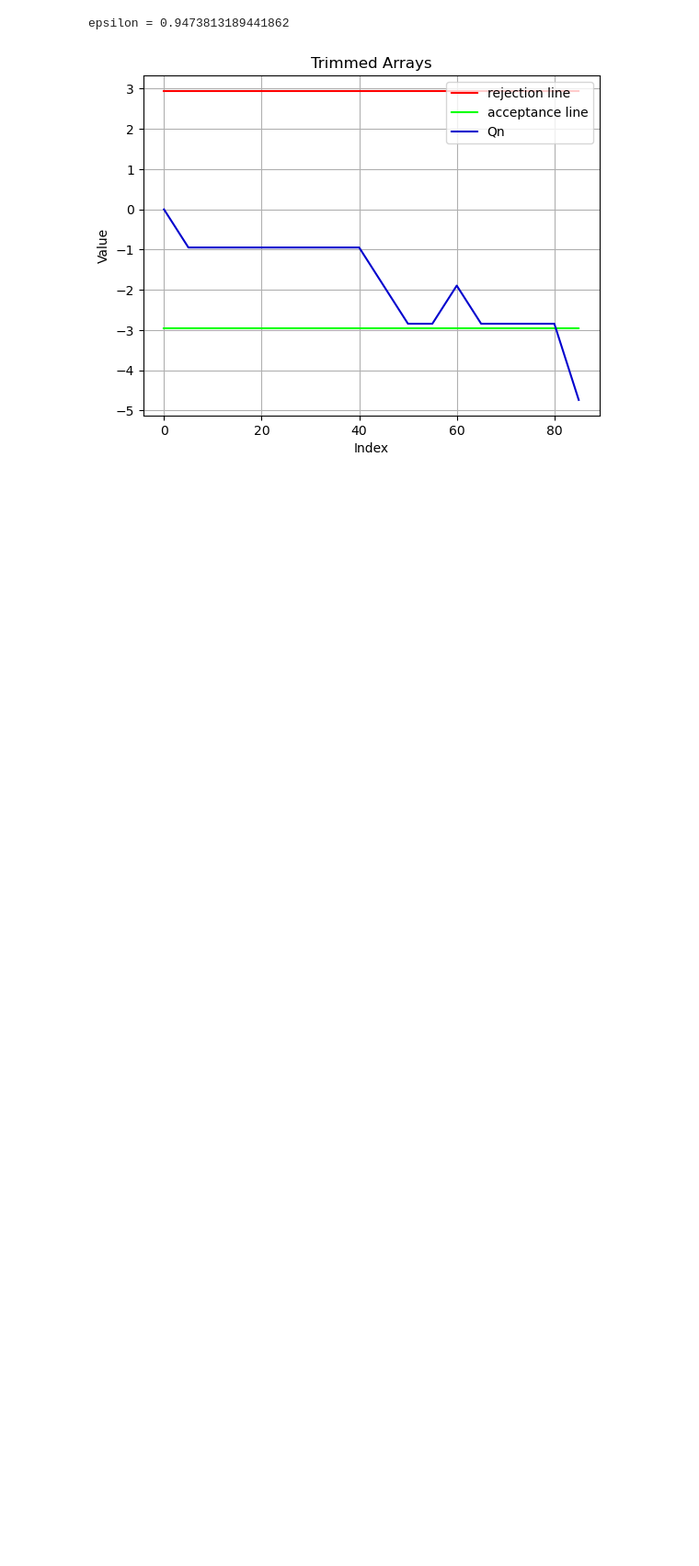
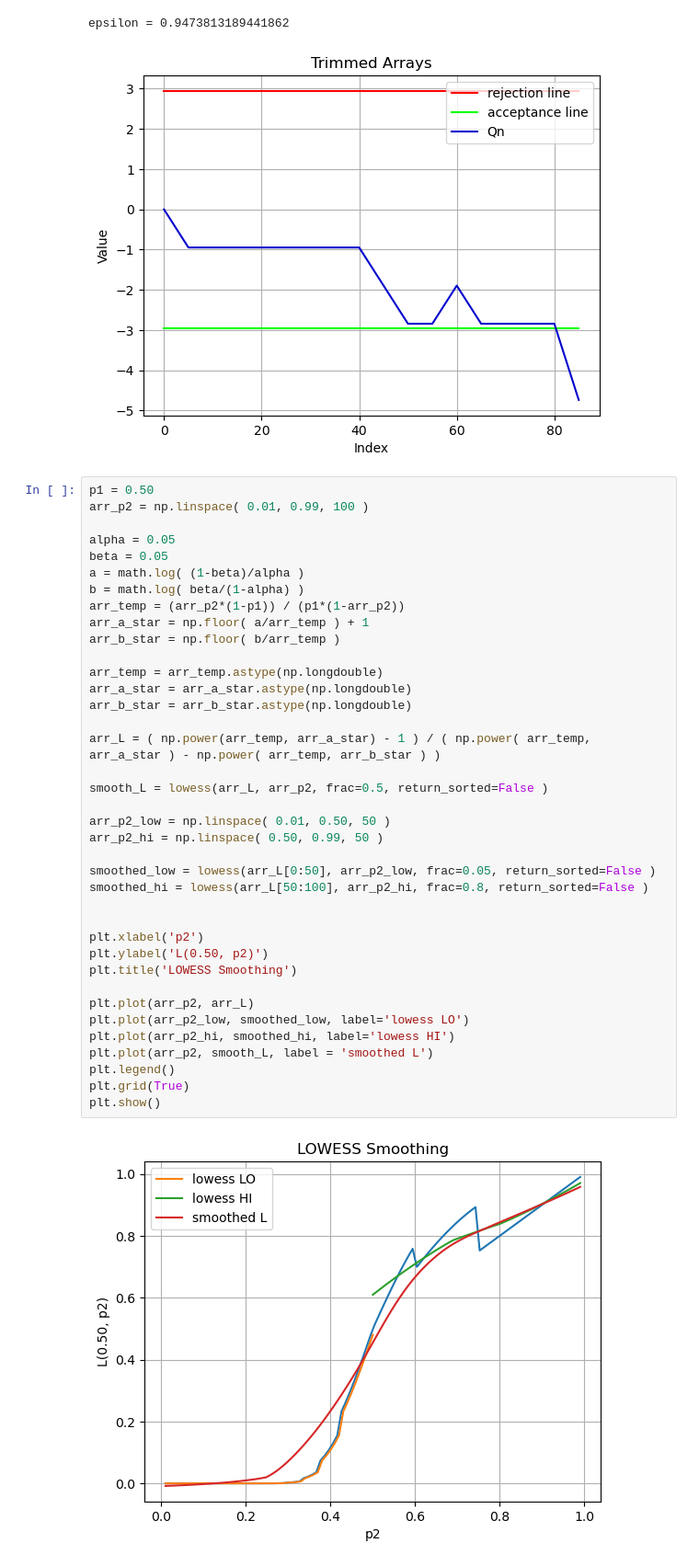
Before and after one commit to PrinceOfCzechia/sequential-test-sim, a Jupyter notebook: notebook2.ipynb, the cells around one changed output. Shown at 92% size. Saved outputs shown, nothing was run; the diff lists cells and outputs as text; blank space fills up the shorter version.

```diff
--- a/notebook2.ipynb
+++ b/notebook2.ipynb
@@ -723,3 +723,43 @@ plt.show()
 # %% [output]
 epsilon = 0.9473813189441862
 [figure]
+# %%
+p1 = 0.50
+arr_p2 = np.linspace( 0.01, 0.99, 100 )
+
+alpha = 0.05
+beta = 0.05
+a = math.log( (1-beta)/alpha )
+b = math.log( beta/(1-alpha) )
+arr_temp = (arr_p2*(1-p1)) / (p1*(1-arr_p2))
+arr_a_star = np.floor( a/arr_temp ) + 1
+arr_b_star = np.floor( b/arr_temp )
+
+arr_temp = arr_temp.astype(np.longdouble)
+arr_a_star = arr_a_star.astype(np.longdouble)
+arr_b_star = arr_b_star.astype(np.longdouble)
+
+arr_L = ( np.power(arr_temp, arr_a_star) - 1 ) / ( np.power( arr_temp, arr_a_star ) - np.power( arr_temp, arr_b_star ) )
+
+smooth_L = lowess(arr_L, arr_p2, frac=0.5, return_sorted=False )
+
+arr_p2_low = np.linspace( 0.01, 0.50, 50 )
+arr_p2_hi = np.linspace( 0.50, 0.99, 50 )
+
+smoothed_low = lowess(arr_L[0:50], arr_p2_low, frac=0.05, return_sorted=False )
+smoothed_hi = lowess(arr_L[50:100], arr_p2_hi, frac=0.8, return_sorted=False )
+
+
+plt.xlabel('p2')
+plt.ylabel('L(0.50, p2)')
+plt.title('LOWESS Smoothing')
+
+plt.plot(arr_p2, arr_L)
+plt.plot(arr_p2_low, smoothed_low, label='lowess LO')
+plt.plot(arr_p2_hi, smoothed_hi, label='lowess HI')
+plt.plot(arr_p2, smooth_L, label = 'smoothed L')
+plt.legend()
+plt.grid(True)
+plt.show()
+# %% [output]
+[figure, added]
```
Also changed, not shown: parts of 1 cell of this notebook.
